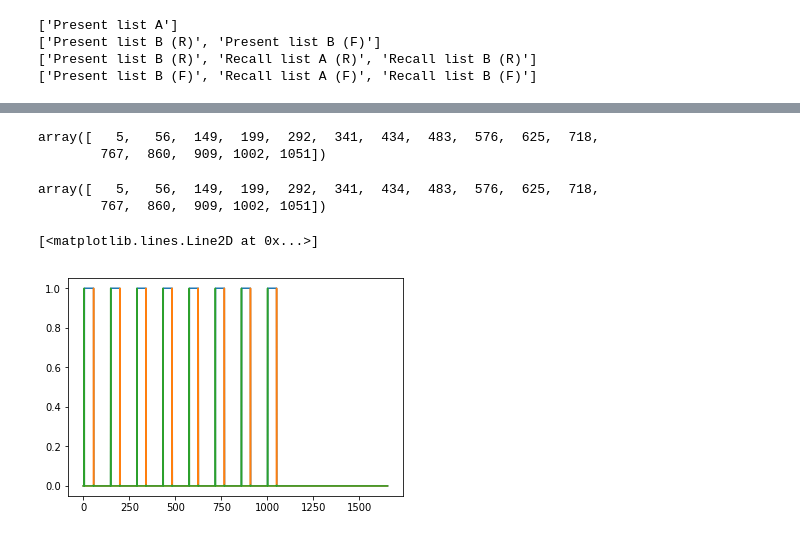
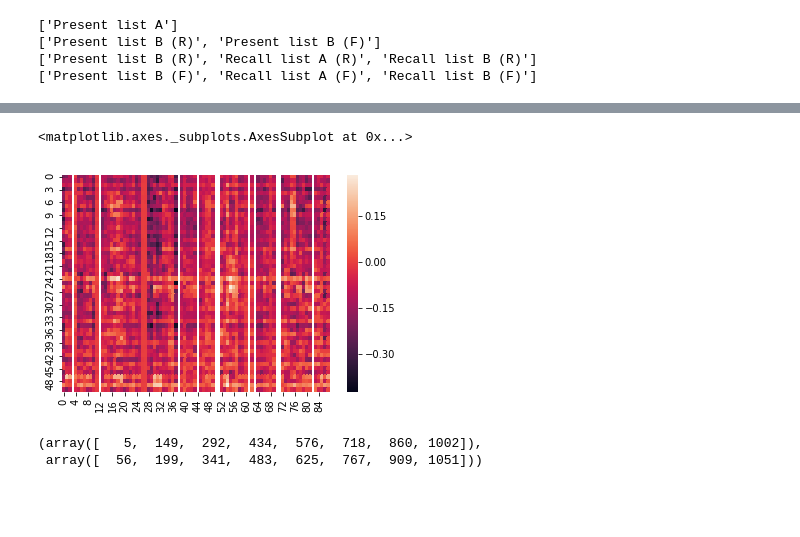
Before and after one commit to ContextLab/directed-forgetting-network-dynamics, a Jupyter notebook: code/network_analyses.ipynb, the cells around one changed output, grey strips where cells are left out. Saved outputs shown, nothing was run; the diff lists cells and outputs as text; code cells hidden in the pictures; blank space fills up the shorter version.

```diff
--- a/code/network_analyses.ipynb
+++ b/code/network_analyses.ipynb
@@ -129,19 +174,10 @@ r = data[0]['regmat']
+# %%
+sns.heatmap(np.mean(forget_data, axis=2))
+# %% [output]
+<matplotlib.axes._subplots.AxesSubplot at 0x...>
+[figure, added]
 # %%
-x = r[0, :]
+get_bounds(r[0, :])
+# %% [output]
+(array([   5,  149,  292,  434,  576,  718,  860, 1002]),
+ array([  56,  199,  341,  483,  625,  767,  909, 1051]))
-# %%
-np.where(np.diff(x) / np.max(np.diff(x)) > 0)[0]
-# %% [output]
-array([   5,   56,  149,  199,  292,  341,  434,  483,  576,  625,  718,
-        767,  860,  909, 1002, 1051])
-# %%
-np.where((np.diff(-x) / np.max(np.diff(x))) > 0)[0]
-# %% [output]
-array([   5,   56,  149,  199,  292,  341,  434,  483,  576,  625,  718,
-        767,  860,  909, 1002, 1051])
-# %%
-plt.plot(x)
-plt.plot(np.diff(x) / np.max(np.diff(x)))
-plt.plot(np.diff(-x) / np.max(np.diff(x)))
-# %% [output]
-[<matplotlib.lines.Line2D at 0x...>]
-[figure, removed]
```
Also changed, not shown: parts of 9 cells of this notebook.
